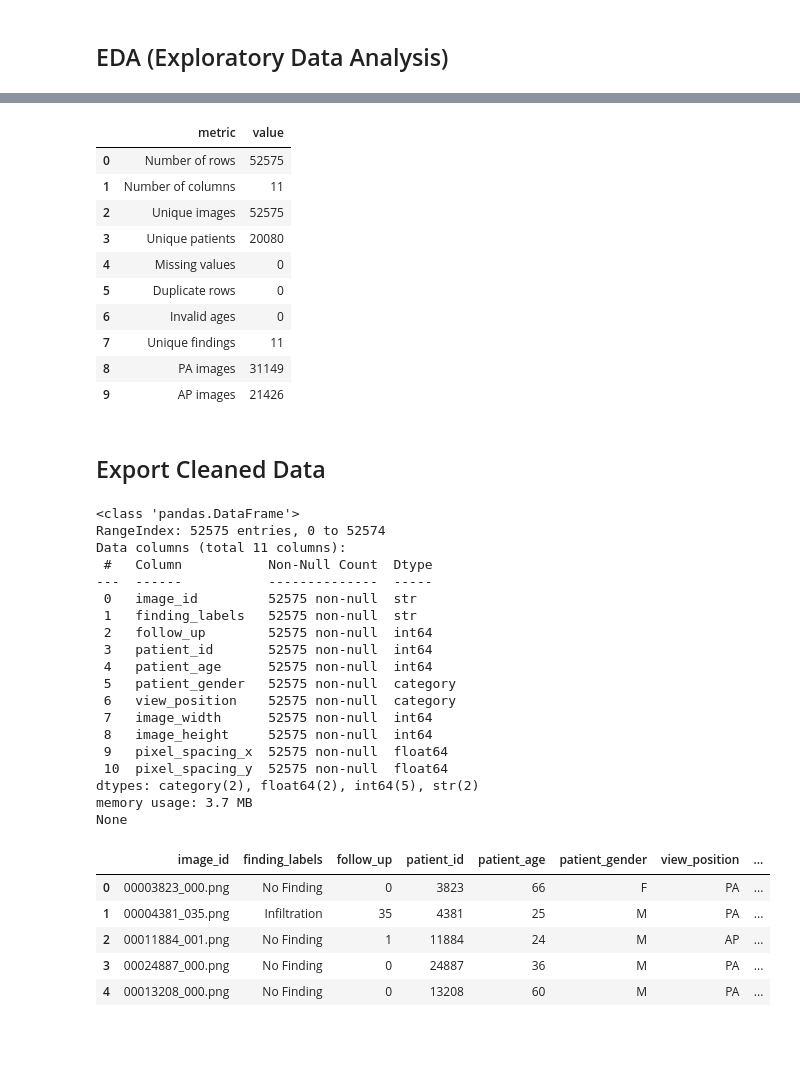
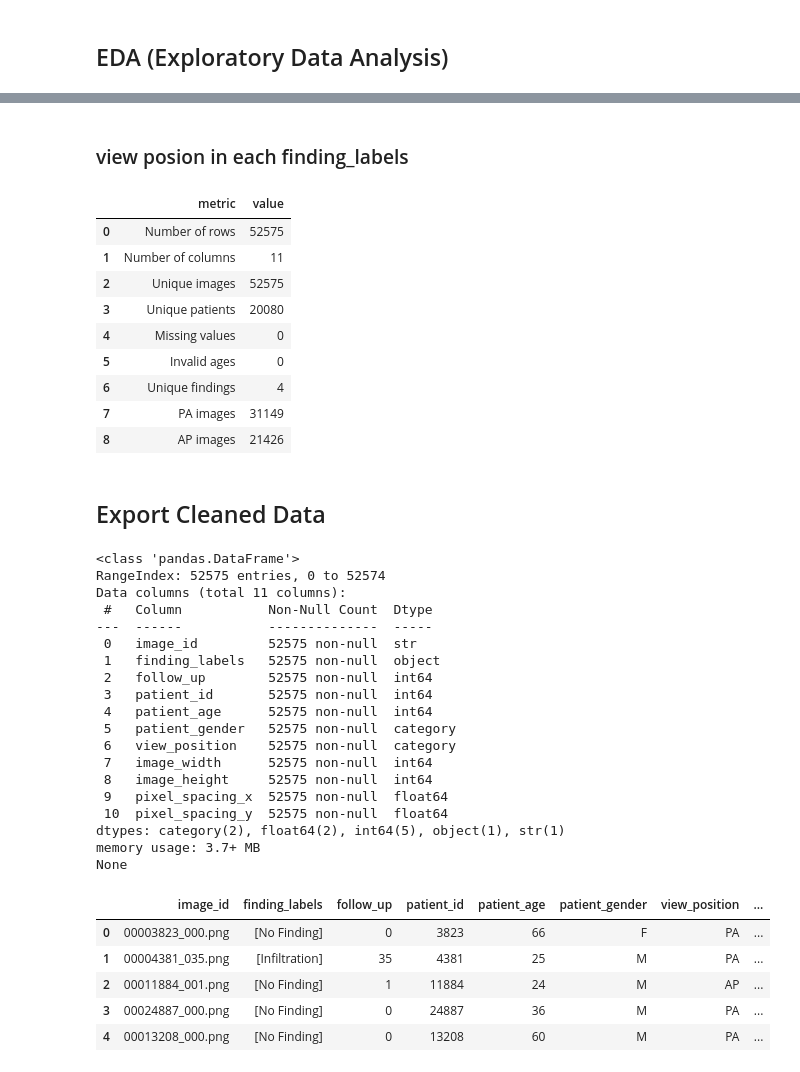
Before and after one commit to aashour06/MediVision-AI, a Jupyter notebook: notebooks/cleaning.ipynb, the cells around one changed output, grey strips where cells are left out. Drawn from its saved outputs; the diff is of its cells as text; code cells hidden in the pictures; blank space fills up the shorter version.

```diff
--- a/notebooks/cleaning.ipynb
+++ b/notebooks/cleaning.ipynb
@@ -327,3 +329,7 @@ Name: count, dtype: int64
+# %%
+df_balanced["finding_labels"] = df_balanced["finding_labels"].apply(
+    lambda x: sorted(x.split("|"))
+)
 # %% [markdown]
 ## Image Metadata Sanity Check
 # %%
@@ -548,3 +579,5 @@ plt.xticks(rotation=45)
+# %% [markdown]
+### view posion in each finding_labels
 # %%
 quality_report = pd.DataFrame({
     "metric": [
@@ -553,44 +586,39 @@ quality_report = pd.DataFrame({
         "Unique images",
         "Unique patients",
         "Missing values",
-        "Duplicate rows",
         "Invalid ages",
         "Unique findings",
         "PA images",
         "AP images"
     ],
-
     "value": [
         len(df_balanced),
         df_balanced.shape[1],
         df_balanced["image_id"].nunique(),
         df_balanced["patient_id"].nunique(),
         df_balanced.isnull().sum().sum(),
-        df_balanced.duplicated().sum(),
         (
             (df_balanced["patient_age"] < 0) |
             (df_balanced["patient_age"] > 100)
         ).sum(),
-
-        df_balanced["finding_labels"].nunique(),
+        df_balanced["finding_labels"].explode().nunique(),
         (df_balanced["view_position"] == "PA").sum(),
         (df_balanced["view_position"] == "AP").sum()
     ]
 })
 
 quality_report
 # %% [output]
 |  | metric | value |
 | 0 | Number of rows | 52575 |
 | 1 | Number of columns | 11 |
 | 2 | Unique images | 52575 |
 | 3 | Unique patients | 20080 |
 | 4 | Missing values | 0 |
-| 5 | Duplicate rows | 0 |
-| 6 | Invalid ages | 0 |
-| 7 | Unique findings | 11 |
-| 8 | PA images | 31149 |
-| 9 | AP images | 21426 |
+| 5 | Invalid ages | 0 |
+| 6 | Unique findings | 4 |
+| 7 | PA images | 31149 |
+| 8 | AP images | 21426 |
 # %% [markdown]
 ## Export Cleaned Data
 # %%
@@ -605,7 +633,7 @@ Data columns (total 11 columns):
  #   Column           Non-Null Count  Dtype
 ---  ------           --------------  -----
  0   image_id         52575 non-null  str
- 1   finding_labels   52575 non-null  str
+ 1   finding_labels   52575 non-null  object
  2   follow_up        52575 non-null  int64
  3   patient_id       52575 non-null  int64
  4   patient_age      52575 non-null  int64
@@ -615,14 +643,14 @@ Data columns (total 11 columns):
  8   image_height     52575 non-null  int64
  9   pixel_spacing_x  52575 non-null  float64
  10  pixel_spacing_y  52575 non-null  float64
-dtypes: category(2), float64(2), int64(5), str(2)
-memory usage: 3.7 MB
+dtypes: category(2), float64(2), int64(5), object(1), str(1)
+memory usage: 3.7+ MB
 None
 |  | image_id | finding_labels | follow_up | patient_id | patient_age | patient_gender | view_position | ... |
-| 0 | 00003823_000.png | No Finding | 0 | 3823 | 66 | F | PA | ... |
-| 1 | 00004381_035.png | Infiltration | 35 | 4381 | 25 | M | PA | ... |
-| 2 | 00011884_001.png | No Finding | 1 | 11884 | 24 | M | AP | ... |
-| 3 | 00024887_000.png | No Finding | 0 | 24887 | 36 | M | PA | ... |
-| 4 | 00013208_000.png | No Finding | 0 | 13208 | 60 | M | PA | ... |
+| 0 | 00003823_000.png | [No Finding] | 0 | 3823 | 66 | F | PA | ... |
+| 1 | 00004381_035.png | [Infiltration] | 35 | 4381 | 25 | M | PA | ... |
+| 2 | 00011884_001.png | [No Finding] | 1 | 11884 | 24 | M | AP | ... |
+| 3 | 00024887_000.png | [No Finding] | 0 | 24887 | 36 | M | PA | ... |
+| 4 | 00013208_000.png | [No Finding] | 0 | 13208 | 60 | M | PA | ... |
 # %%
 df_balanced.to_csv(r"..\data\processed\Data_Entry_2017_Cleaned.csv", index=False)
```
Also changed, not shown: parts of 7 cells of this notebook, 2 other files.
